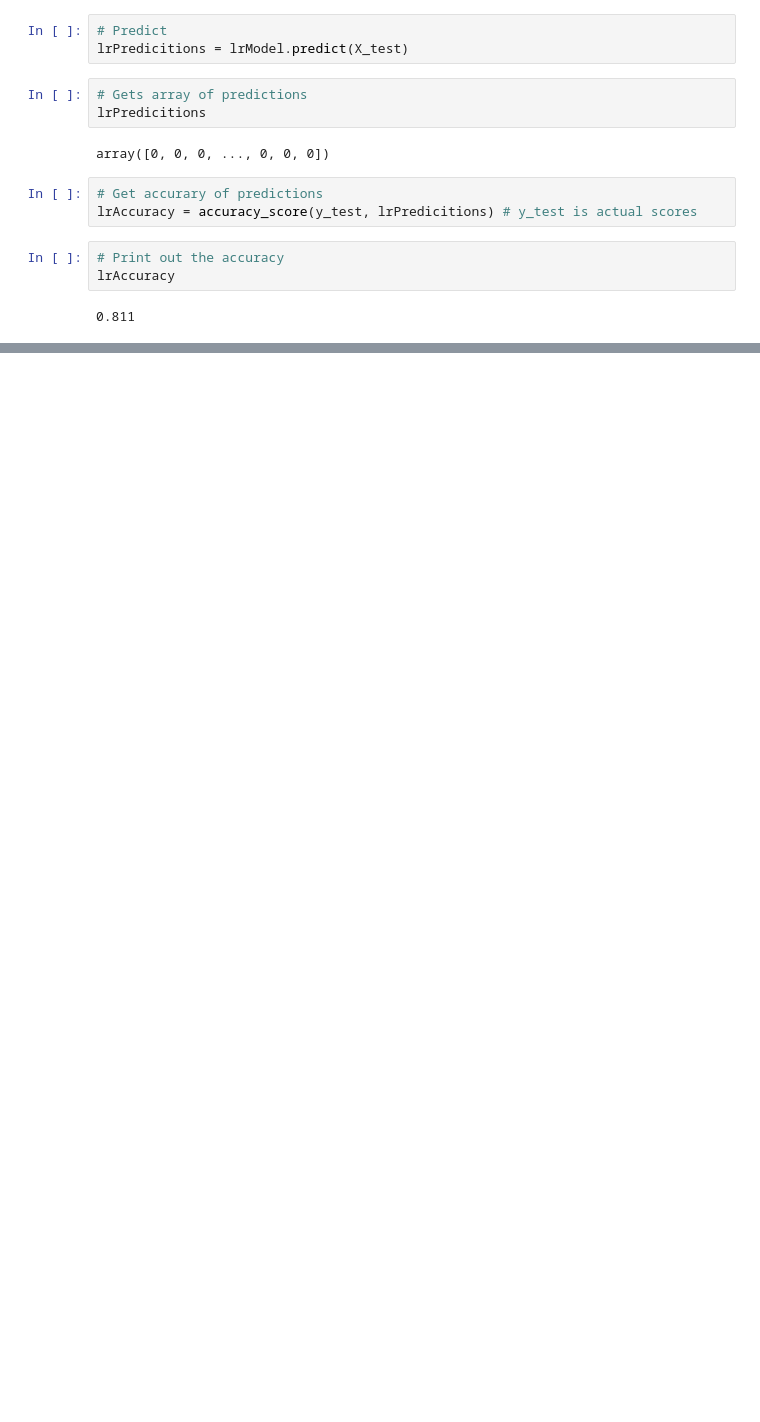
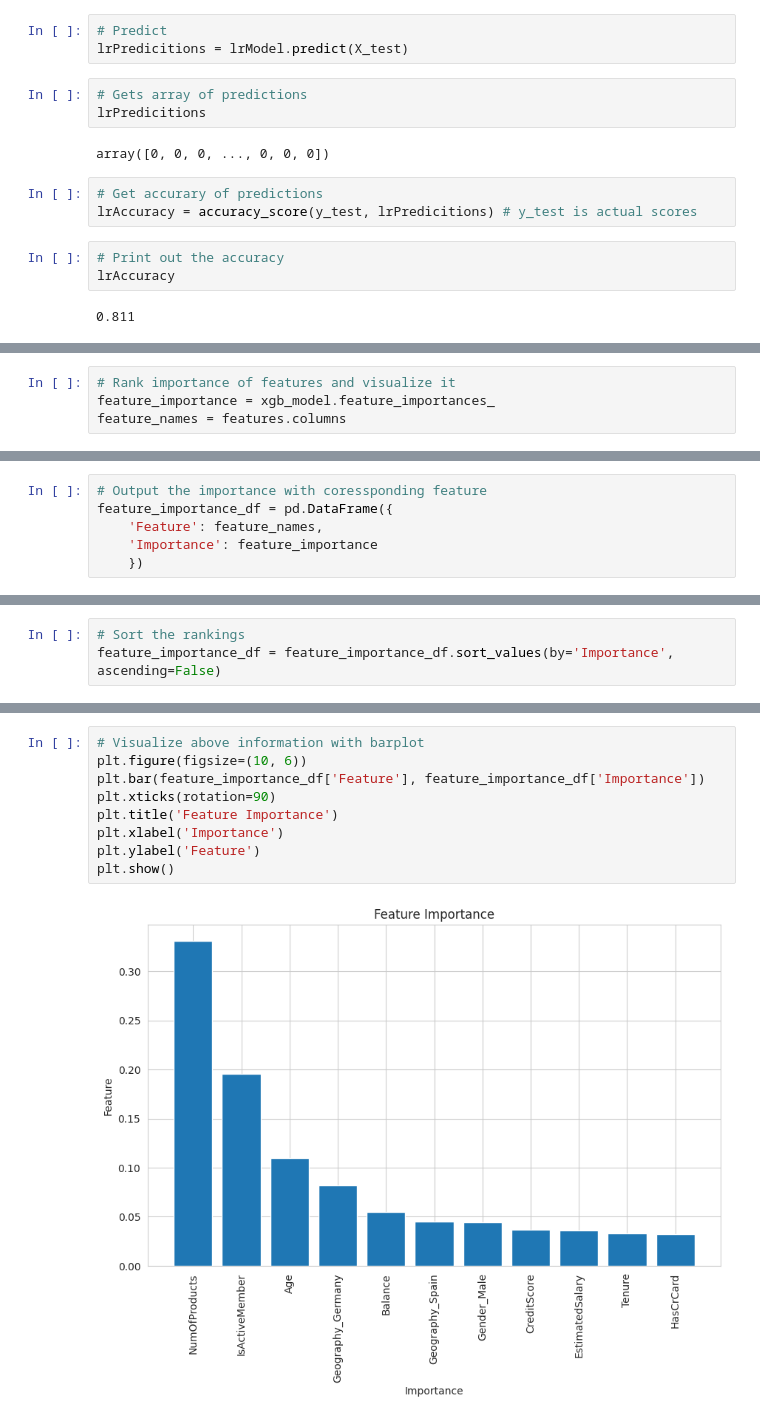
Before and after one commit to DarthCoder501/ML-AI-Projects, a Jupyter notebook: Customer_Churn_Prediction.ipynb, the cells around one changed output, grey strips where cells are left out. Saved outputs shown, nothing was run; the diff lists cells and outputs as text; blank space fills up the shorter version.

```diff
--- a/Customer_Churn_Prediction.ipynb
+++ b/Customer_Churn_Prediction.ipynb
@@ -216,0 +274,4 @@ lrAccuracy
+# %%
+# Rank importance of features and visualize it
+feature_importance = xgb_model.feature_importances_
+feature_names = features.columns
@@ -216,0 +293,6 @@ lrAccuracy
+# %%
+# Output the importance with coressponding feature
+feature_importance_df = pd.DataFrame({
+    'Feature': feature_names,
+    'Importance': feature_importance
+    })
@@ -216,0 +314,3 @@ lrAccuracy
+# %%
+# Sort the rankings
+feature_importance_df = feature_importance_df.sort_values(by='Importance', ascending=False)
@@ -216,0 +332,11 @@ lrAccuracy
+# %%
+# Visualize above information with barplot
+plt.figure(figsize=(10, 6))
+plt.bar(feature_importance_df['Feature'], feature_importance_df['Importance'])
+plt.xticks(rotation=90)
+plt.title('Feature Importance')
+plt.xlabel('Importance')
+plt.ylabel('Feature')
+plt.show()
+# %% [output]
+[figure, added]
```
Also changed, not shown: parts of 28 cells of this notebook.
